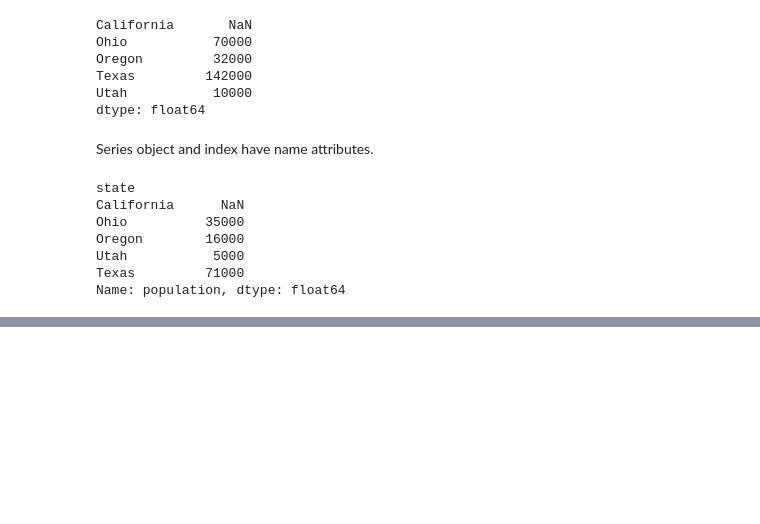
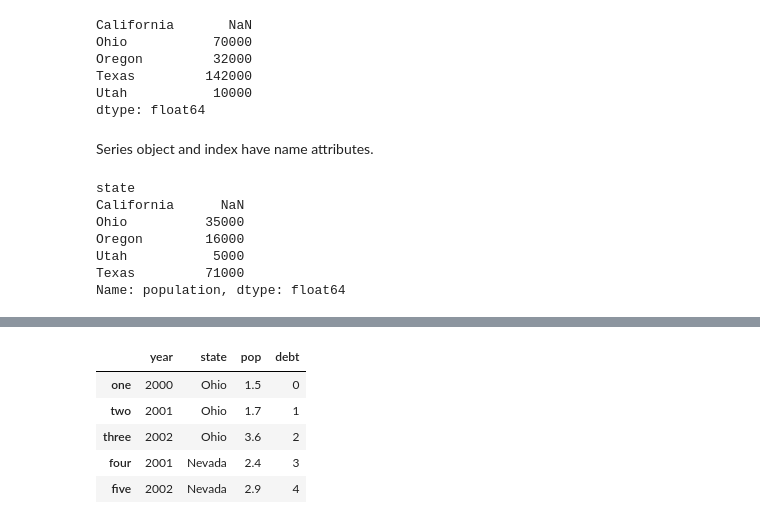
Before and after one commit to rerwin21/python_for_data_analysis, a Jupyter notebook: Chap_5.ipynb, the cells around one changed output, grey strips where cells are left out. Saved outputs shown, nothing was run; the diff lists cells and outputs as text; code cells hidden in the pictures; blank space fills up the shorter version.

```diff
--- a/Chap_5.ipynb
+++ b/Chap_5.ipynb
@@ -229,0 +354,13 @@ Name: population, dtype: float64
+# %%
+# or use an array
+frame_2['debt'] = np.arange(5.)
+
+# print
+frame_2
+# %% [output]
+|  | year | state | pop | debt |
+| one | 2000 | Ohio | 1.5 | 0 |
+| two | 2001 | Ohio | 1.7 | 1 |
+| three | 2002 | Ohio | 3.6 | 2 |
+| four | 2001 | Nevada | 2.4 | 3 |
+| five | 2002 | Nevada | 2.9 | 4 |
```
Also changed, not shown: parts of 32 cells of this notebook.
